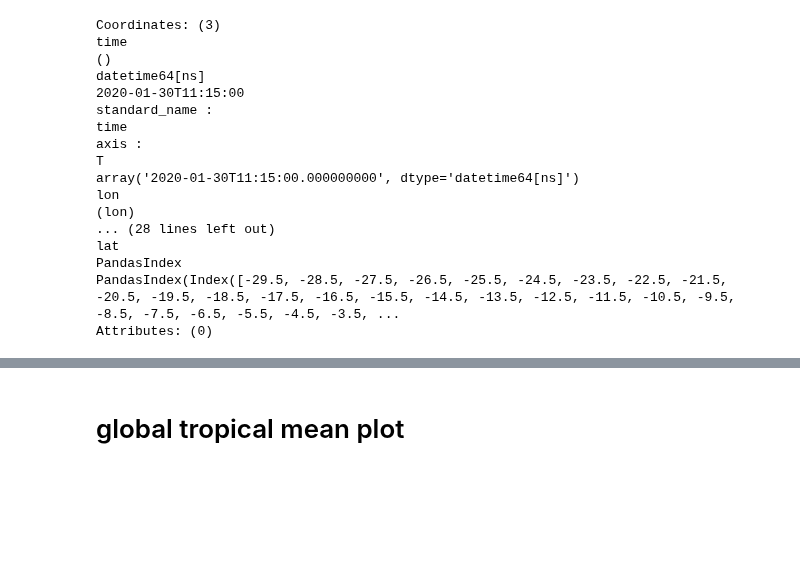
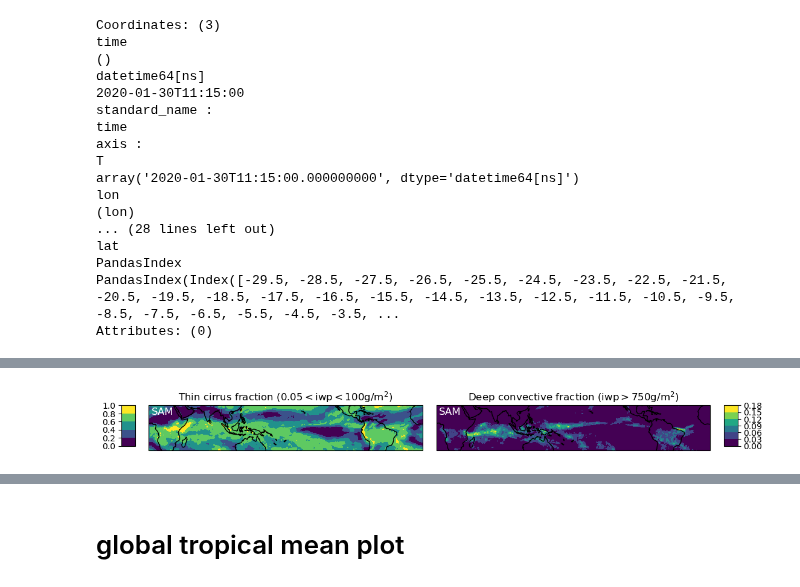
Before and after one commit to smturbev/dyamond2, a Jupyter notebook: python_scripts/global_tropics_mean.ipynb, the cells around one changed output, grey strips where cells are left out. Drawn from its saved outputs; the diff is of its cells as text; code cells hidden in the pictures; blank space fills up the shorter version.

```diff
--- a/python_scripts/global_tropics_mean.ipynb
+++ b/python_scripts/global_tropics_mean.ipynb
@@ -116,0 +119,11 @@ plt.show()
+# %%
+# load thin_ci_frac in
+m="SAMr1deg"
+# ds = xr.open_mfdataset([ap.get_timmean_file(m, region="GT", var="thin_ci_frac"),
+#                         ap.get_timmean_file(m, region="GT", var="deep_conv")]
+#                       ).isel(time=0)
+ci = xr.open_dataset(ap.get_timmean_file(m, region="GT", var="thin_ci_frac_thick")
+                      ).isel(time=0).thin_ci
+dc = xr.open_dataset(ap.get_timmean_file(m, region="GT", var="deep_conv_frac")
+                      ).isel(time=0).deep_conv
+ci
@@ -116,0 +143,42 @@ plt.show()
+# %%
+# plot thin ci next to deep convective cloud fraction
+fig = plt.figure(figsize=(12,2))
+gs = fig.add_gridspec(1,2, wspace=0.05, hspace=0.1, width_ratios=[1,1])
+# cf_ci = ds.thin_ci.plot.contourf(ax=ax[0])
+# cf_dc = ds.deep_conv.plot.contourf(ax=ax[1])
+ax0 = fig.add_subplot(gs[0], projection=ccrs.PlateCarree(central_longitude=180))
+ax1 = fig.add_subplot(gs[1], projection=ccrs.PlateCarree(central_longitude=180))
+cf_ci = ci.plot.contourf(ax=ax0, add_colorbar=False,
+                         transform=ccrs.PlateCarree())
+cf_dc = dc.plot.contourf(ax=ax1, add_colorbar=False,
+                         transform=ccrs.PlateCarree())
+ax0.coastlines()
+ax1.coastlines()
+ax0.set(ylabel="", xlabel="", #xticks=np.arange(-180,181,60), yticks=np.arange(-30,31,10),
+        title="Thin cirrus fraction ($0.05<$iwp$<100$g/m$^2$)")
+ax1.set(ylabel="", xlabel="", title="Deep convective fraction (iwp$>750$g/m$^2$)")
+axins0 = inset_axes(ax0, # here using axis of the lowest plot
+                       width="5%",  # width = 5% of parent_bbox width
+                       height="90%",  # height : 340% good for a (4x4) Grid
+                       loc='upper left',
+                       bbox_to_anchor=(-0.1, 0, 1, 1),
+                       bbox_transform=ax0.transAxes,
+                       borderpad=0,
+                       )
+cb = fig.colorbar(cf_ci, cax=axins0,  label="", ticklocation="left", extend="both")
+axins1 = inset_axes(ax1, # here using axis of the lowest plot
+                       width="5%",  # width = 5% of parent_bbox width
+                       height="90%",  # height : 340% good for a (4x4) Grid
+                       loc='upper left',
+                       bbox_to_anchor=(1.05, 0, 1, 1),
+                       bbox_transform=ax1.transAxes,
+                       borderpad=0,
+                       )
+cb = fig.colorbar(cf_dc, cax=axins1,  label="", ticklocation="right", extend="both")
+ax0.annotate(m.split('r')[0], xy=(0.01,0.8), xycoords="axes fraction", fontsize=12, color='w')
+ax1.annotate(m.split('r')[0], xy=(0.01,0.8), xycoords="axes fraction", fontsize=12, color='w')
+
+plt.savefig("../plots/GT/ci_dc_frac_gt_{}_thick.png".format(m), dpi=150)
+plt.show()
+# %% [output]
+[figure, added]
```
Also changed, not shown: parts of 21 cells of this notebook, 45 other files.
